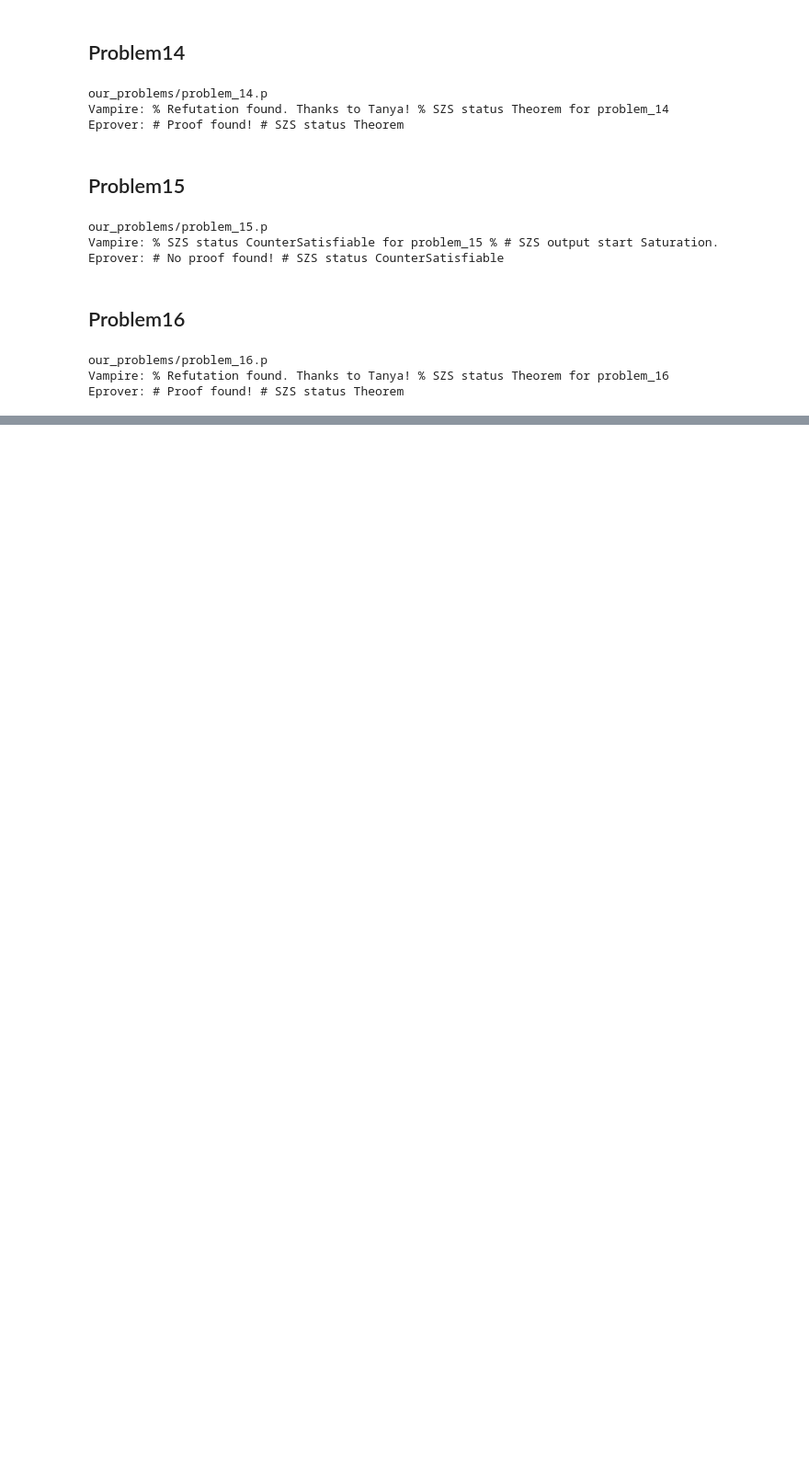
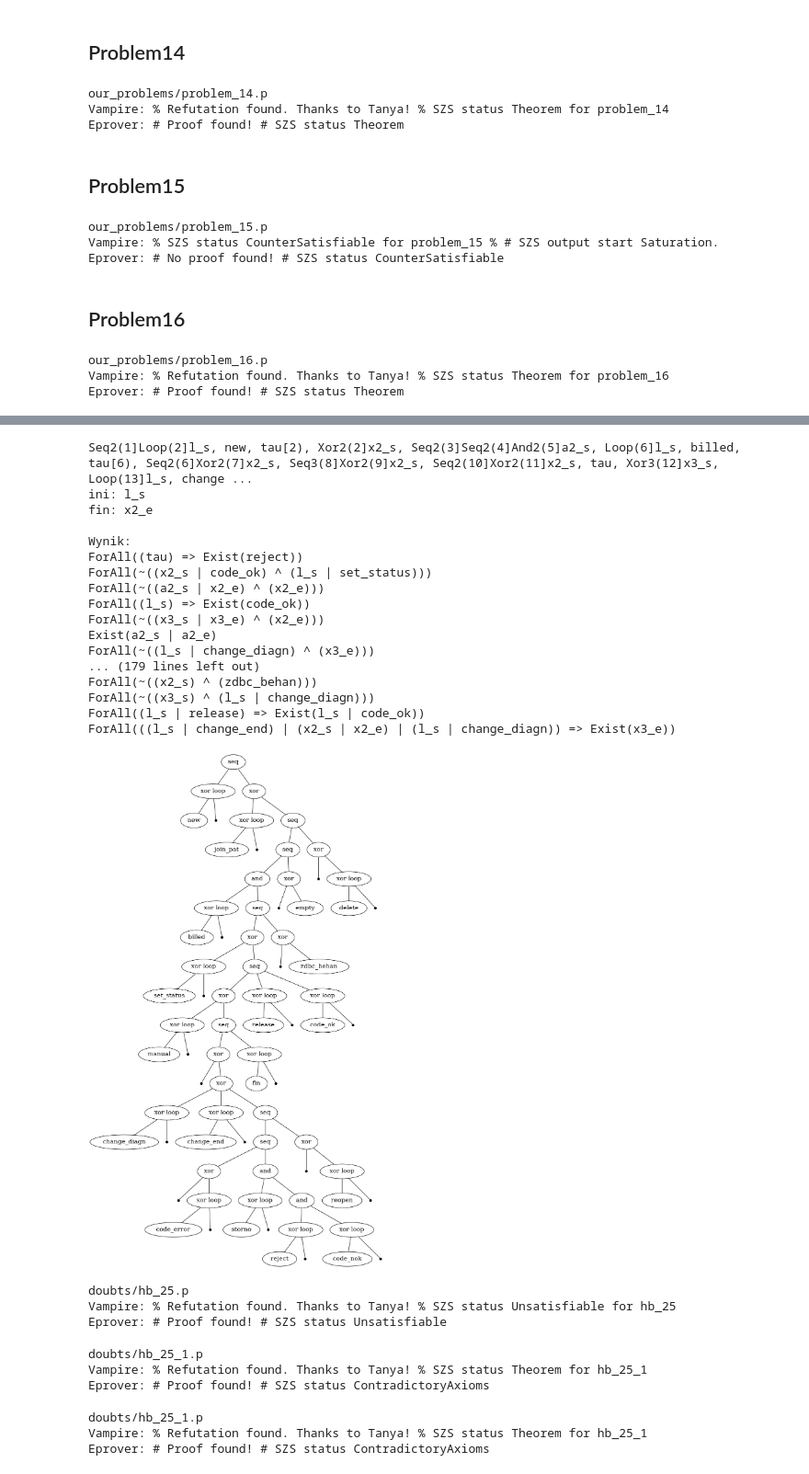
Before and after one commit to Isdre/ProcessMining, a Jupyter notebook: run_provers.ipynb, the cells around one changed output, grey strips where cells are left out. Shown at 92% size. Drawn from its saved outputs; the diff is of its cells as text; code cells hidden in the pictures; blank space fills up the shorter version.

```diff
--- a/run_provers.ipynb
+++ b/run_provers.ipynb
@@ -339,0 +474,60 @@ Eprover: # Proof found! # SZS status Theorem
+# %%
+process_tree = pm4py.discover_process_tree_inductive(
+    log, 0.25, activity_key='concept:name', case_id_key='case:concept:name', timestamp_key='time:timestamp')
+tree_to_tptp(process_tree, "doubts/hb_25.p", rule_prefix="A")
+pm4py.view_process_tree(process_tree)
+print_provers(use_provers("doubts/hb_25.p"))
+# %% [output]
+Seq2(1]Loop(2]l_s, new, tau[2), Xor2(2]x2_s, Seq2(3]Seq2(4]And2(5]a2_s, Loop(6]l_s, billed, tau[6), Seq2(6]Xor2(7]x2_s, Seq3(8]Xor2(9]x2_s, Seq2(10]Xor2(11]x2_s, tau, Xor3(12]x3_s, Loop(13]l_s, change ...
+ini: l_s
+fin: x2_e
+
+Wynik:
+ForAll((tau) => Exist(reject))
+ForAll(~((x2_s | code_ok) ^ (l_s | set_status)))
+ForAll(~((a2_s | x2_e) ^ (x2_e)))
+ForAll((l_s) => Exist(code_ok))
+ForAll(~((x3_s | x3_e) ^ (x2_e)))
+Exist(a2_s | a2_e)
+ForAll(~((l_s | change_diagn) ^ (x3_e)))
+... (179 lines left out)
+ForAll(~((x2_s) ^ (zdbc_behan)))
+ForAll(~((x3_s) ^ (l_s | change_diagn)))
+ForAll((l_s | release) => Exist(l_s | code_ok))
+ForAll(((l_s | change_end) | (x2_s | x2_e) | (l_s | change_diagn)) => Exist(x3_e))
+[figure, added]
+doubts/hb_25.p
+Vampire: % Refutation found. Thanks to Tanya! % SZS status Unsatisfiable for hb_25
+Eprover: # Proof found! # SZS status Unsatisfiable
+# %%
+with open('doubts/hb_25.p', 'r') as f:
+    text = f.read()
+text += '\n\n' + '''
+fof(thesis, conjecture, (
+    ?[X]: new(X) => ?[Y]: join_pat(Y)
+)).
+'''
+with open('doubts/hb_25_1.p', 'w') as f:
+    f.write(text)
+
+print_provers(use_provers("doubts/hb_25_1.p"))
+# %% [output]
+doubts/hb_25_1.p
+Vampire: % Refutation found. Thanks to Tanya! % SZS status Theorem for hb_25_1
+Eprover: # Proof found! # SZS status ContradictoryAxioms
+# %%
+with open('doubts/hb_25.p', 'r') as f:
+    text = f.read()
+text += '\n\n' + '''
+fof(thesis, conjecture, (
+    ![X]: new(X) => ?[Y]: join_pat(Y)
+)).
+'''
+with open('doubts/hb_25_1.p', 'w') as f:
+    f.write(text)
+
+print_provers(use_provers("doubts/hb_25_1.p"))
+# %% [output]
+doubts/hb_25_1.p
+Vampire: % Refutation found. Thanks to Tanya! % SZS status Theorem for hb_25_1
+Eprover: # Proof found! # SZS status ContradictoryAxioms
```
Also changed, not shown: parts of 21 cells of this notebook, 27 other files.
